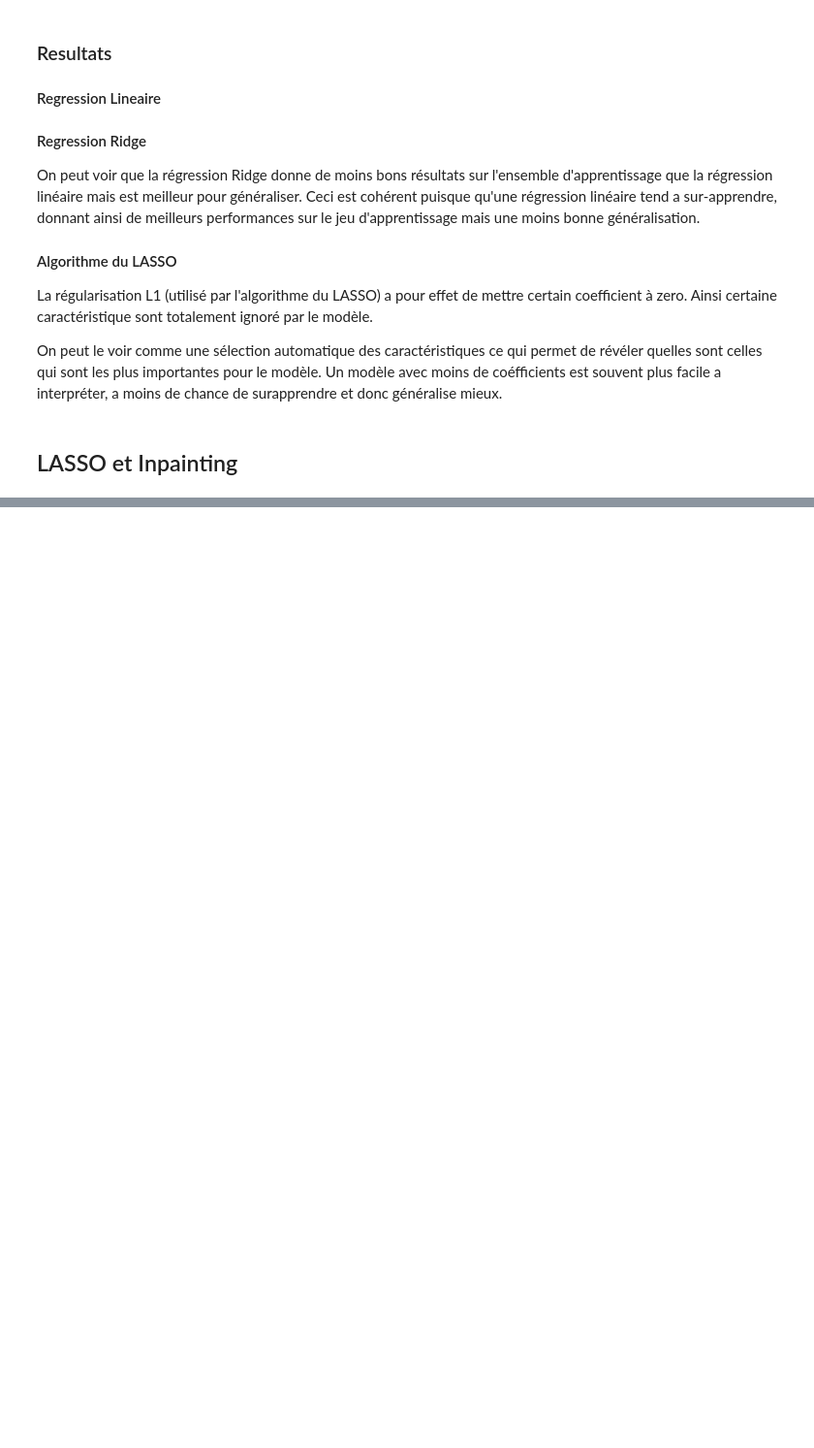
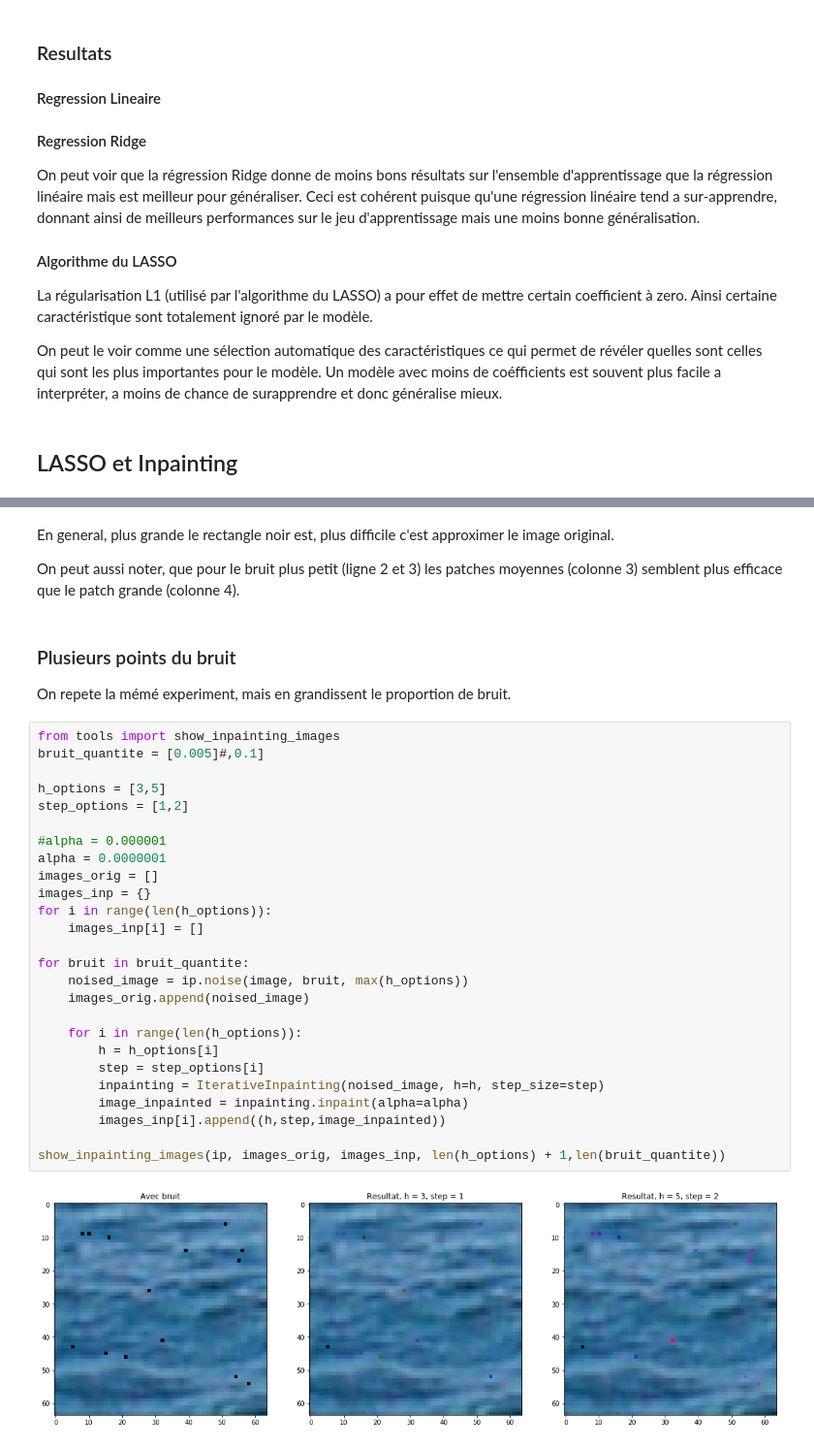
Before and after one commit to clemoberti/arf-project, a Jupyter notebook: Inpainting.ipynb, the cells around one changed output, grey strips where cells are left out. Shown at 97% size. Drawn from its saved outputs; the diff is of its cells as text; blank space fills up the shorter version.

```diff
--- a/Inpainting.ipynb
+++ b/Inpainting.ipynb
@@ -183,0 +215,35 @@ show_im(patch)
+# %% [markdown]
+En general, plus grande le rectangle noir est, plus difficile c'est approximer le image original.
+
+On peut aussi noter, que pour le bruit plus petit (ligne 2 et 3) les patches moyennes (colonne 3) semblent plus efficace que le patch grande (colonne 4).
+# %% [markdown]
+### Plusieurs points du bruit
+On repete la mémé experiment, mais en grandissent le proportion de bruit.
+# %%
+from tools import show_inpainting_images
+bruit_quantite = [0.005]#,0.1]
+
+h_options = [3,5]
+step_options = [1,2]
+
+#alpha = 0.000001
+alpha = 0.0000001
+images_orig = []
+images_inp = {}
+for i in range(len(h_options)):
+    images_inp[i] = []
+
+for bruit in bruit_quantite:
+    noised_image = ip.noise(image, bruit, max(h_options))
+    images_orig.append(noised_image)
+
+    for i in range(len(h_options)):
+        h = h_options[i]
+        step = step_options[i]
+        inpainting = IterativeInpainting(noised_image, h=h, step_size=step)
+        image_inpainted = inpainting.inpaint(alpha=alpha)
+        images_inp[i].append((h,step,image_inpainted))
+
+show_inpainting_images(ip, images_orig, images_inp, len(h_options) + 1,len(bruit_quantite))
+# %% [output]
+[figure, added]
```
Also changed, not shown: parts of 8 cells of this notebook, 6 other files.
